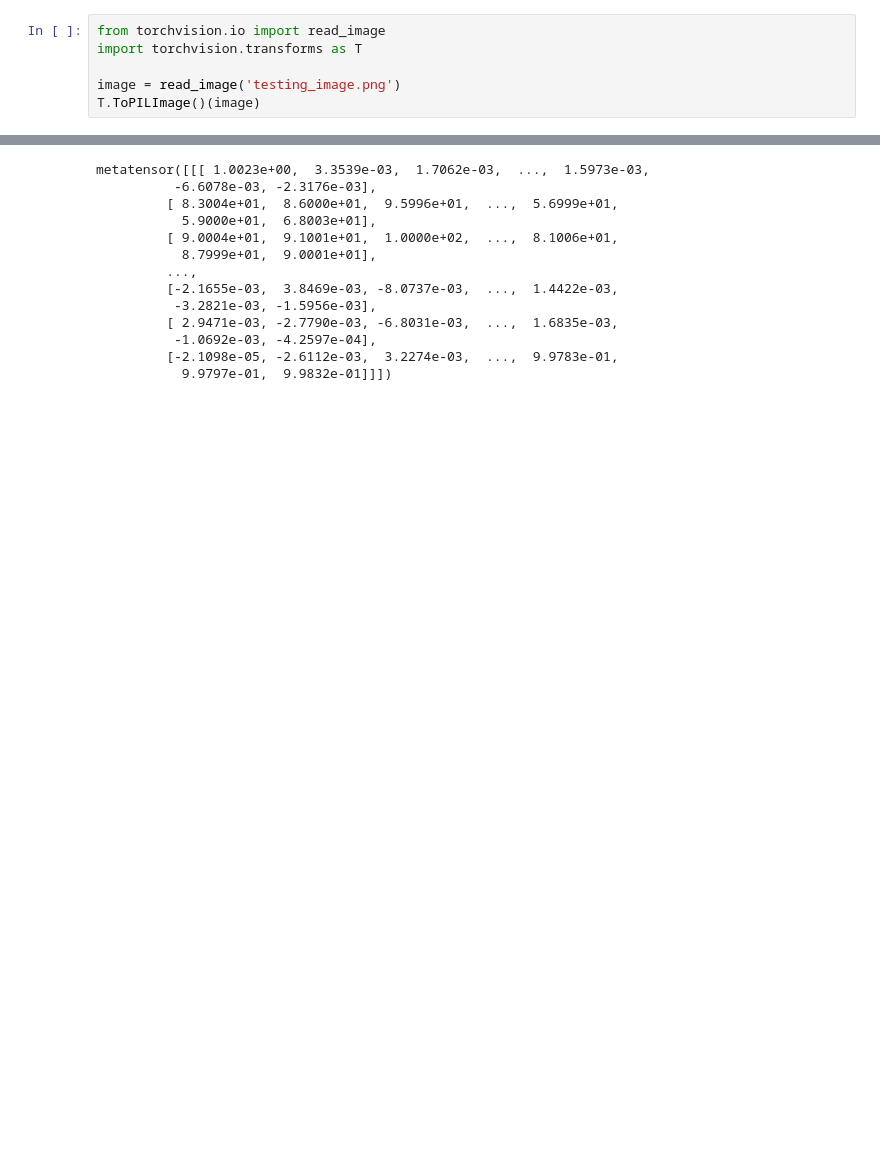
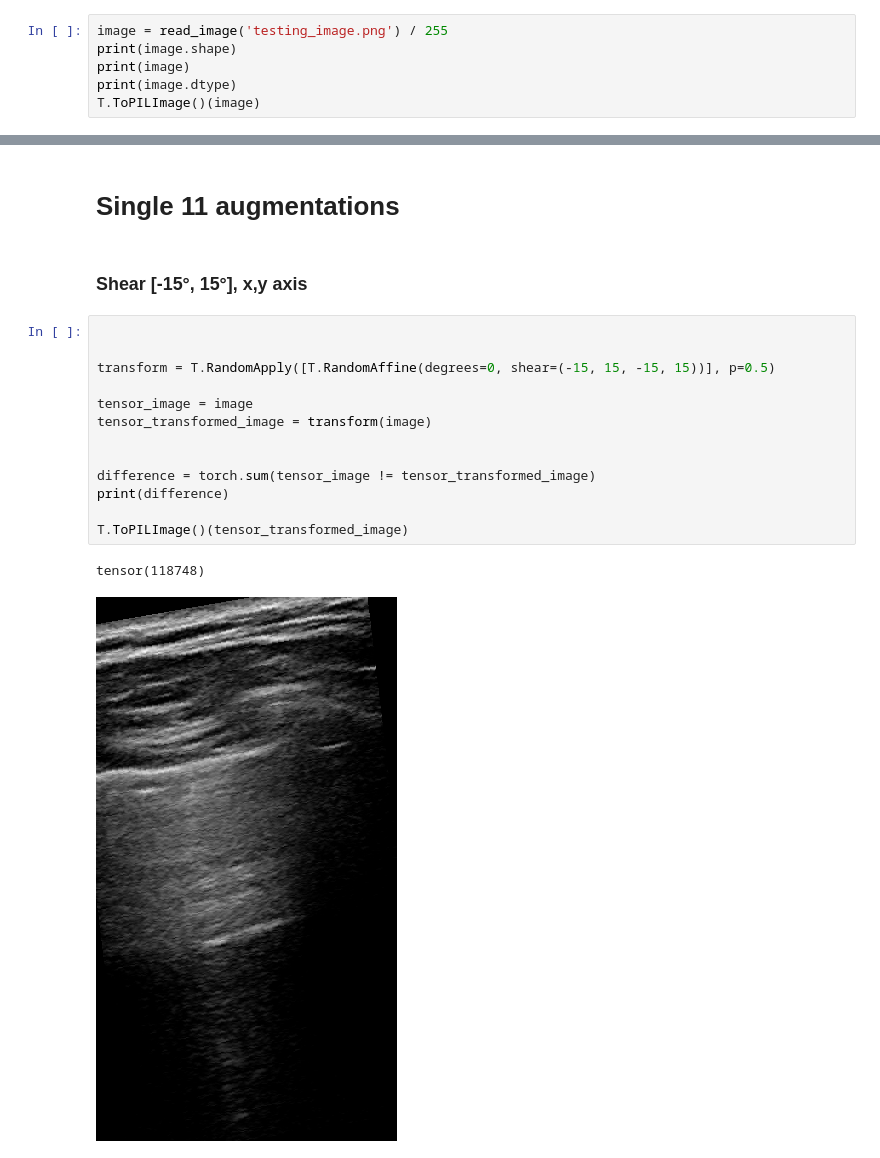
Before and after one commit to Asthera/Bachelor, a Jupyter notebook: CrossValidation/testing/methods.ipynb, the cells around one changed output, grey strips where cells are left out. Saved outputs shown, nothing was run; the diff lists cells and outputs as text; blank space fills up the shorter version.

```diff
--- a/CrossValidation/testing/methods.ipynb
+++ b/CrossValidation/testing/methods.ipynb
@@ -1,7 +10,7 @@
 # %%
-from torchvision.io import read_image
-import torchvision.transforms as T
-
-image = read_image('testing_image.png')
+image = read_image('testing_image.png') / 255
+print(image.shape)
+print(image)
+print(image.dtype)
 T.ToPILImage()(image)
 # %% [output]
@@ -15,18 +31,23 @@ for std in [0.0001,0.001, 0.01, 0.1, 0.5, 1.0, 2.0, 5.0, 10.0]:
     transformed = transform(image)
     a =  T.ToPILImage()(transformed)
     a.show()
+# %% [markdown]
+# Single 11 augmentations
+# %% [markdown]
+### Shear [-15°, 15°], x,y axis
 # %%
+
+
+transform = T.RandomApply([T.RandomAffine(degrees=0, shear=(-15, 15, -15, 15))], p=0.5)
+
+tensor_image = image
+tensor_transformed_image = transform(image)
+
+
+difference = torch.sum(tensor_image != tensor_transformed_image)
+print(difference)
+
+T.ToPILImage()(tensor_transformed_image)
 # %% [output]
-metatensor([[[ 1.0023e+00,  3.3539e-03,  1.7062e-03,  ...,  1.5973e-03,
-          -6.6078e-03, -2.3176e-03],
-         [ 8.3004e+01,  8.6000e+01,  9.5996e+01,  ...,  5.6999e+01,
-           5.9000e+01,  6.8003e+01],
-         [ 9.0004e+01,  9.1001e+01,  1.0000e+02,  ...,  8.1006e+01,
-           8.7999e+01,  9.0001e+01],
-         ...,
-         [-2.1655e-03,  3.8469e-03, -8.0737e-03,  ...,  1.4422e-03,
-          -3.2821e-03, -1.5956e-03],
-         [ 2.9471e-03, -2.7790e-03, -6.8031e-03,  ...,  1.6835e-03,
-          -1.0692e-03, -4.2597e-04],
-         [-2.1098e-05, -2.6112e-03,  3.2274e-03,  ...,  9.9783e-01,
-           9.9797e-01,  9.9832e-01]]])
+tensor(118748)
+[figure, added]
```
Also changed, not shown: parts of 18 cells of this notebook, 12 other files.
